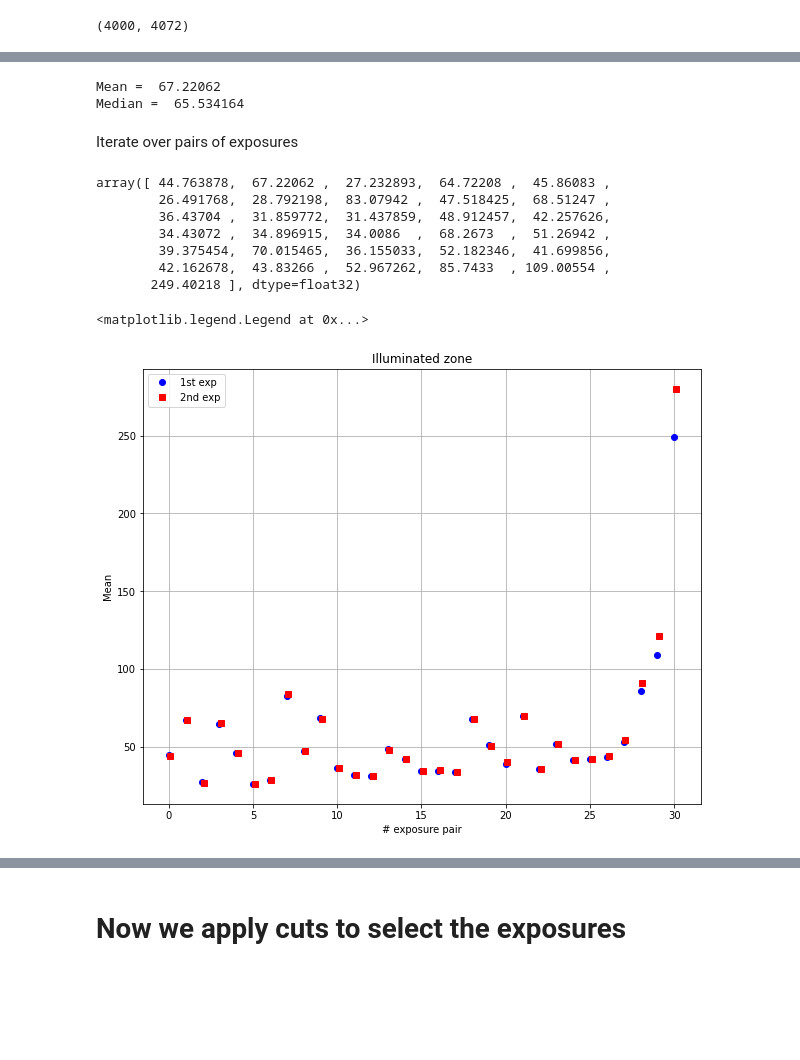
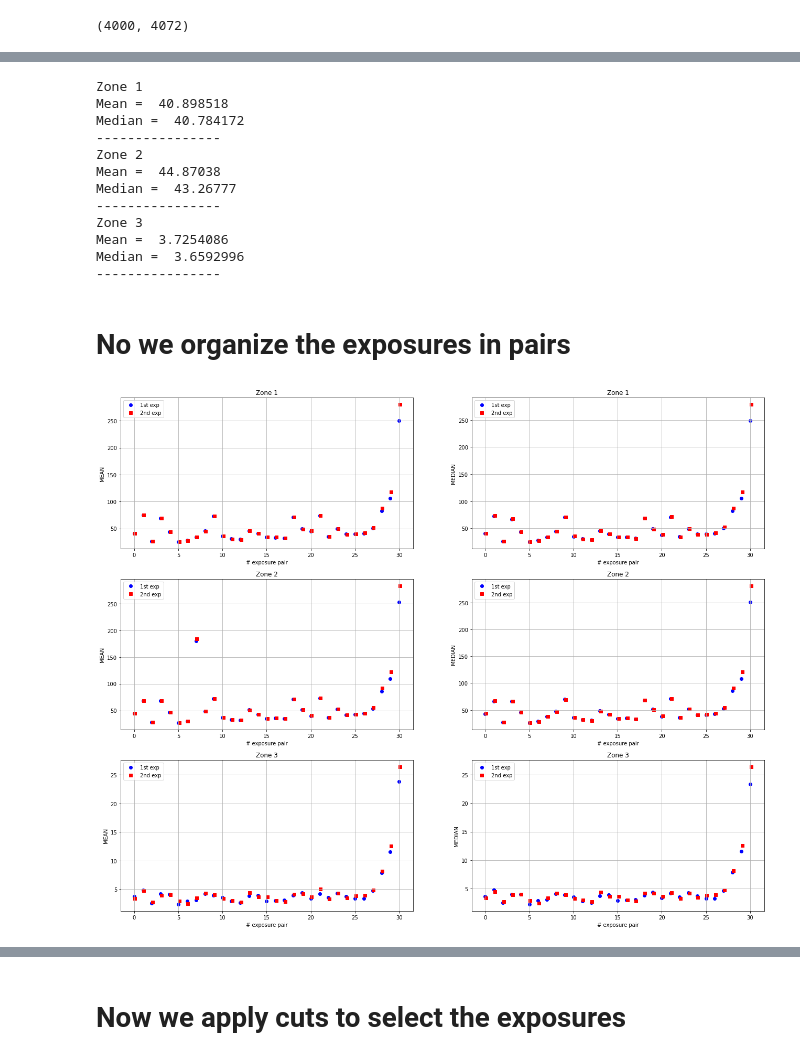
Before and after one commit to mrmonroy/AuxTel_night_stability, a Jupyter notebook: exposure_ratio.ipynb, the cells around one changed output, grey strips where cells are left out. Cells and saved outputs as stored; diff of their text form; code cells hidden in the pictures; blank space fills up the shorter version.

```diff
--- a/exposure_ratio.ipynb
+++ b/exposure_ratio.ipynb
@@ -85,7 +85,7 @@ print(pairs)
 # %% [markdown]
 # Check that things work for one spectrum
 # %%
-ind0 = 473
+ind0 = 465
 # %%
 f0 = fits.open(image_name.format(ind0))
 # %%
@@ -225,9 +241,26 @@ fig.colorbar(im,ax=ax)
 # %%
-data0_ = data0[y0_light:y0_light+yside_light,x0_light:x0_light+xside_light]
-print('Mean = ', np.mean(data0_.ravel()))
-print('Median = ',np.median(data0_.ravel()))
+for iz in range(1,n_zones+1):
+    print('Zone {0}'.format(iz))
+    x1_ = zone_dict['zone{0}'.format(iz)][0]
+    y1_ = zone_dict['zone{0}'.format(iz)][1]
+    xside_ = zone_dict['zone{0}'.format(iz)][2]
+    yside_ = zone_dict['zone{0}'.format(iz)][3]
+    data0_ = data0[y1_:y1_+yside_,x1_:x1_+xside_]
+    print('Mean = ', np.mean(data0_.ravel()))
+    print('Median = ',np.median(data0_.ravel()))
+    print('----------------')
 # %% [output]
-Mean =  67.22062
-Median =  65.534164
+Zone 1
+Mean =  40.898518
+Median =  40.784172
+----------------
+Zone 2
+Mean =  44.87038
+Median =  43.26777
+----------------
+Zone 3
+Mean =  3.7254086
+Median =  3.6592996
+----------------
 # %% [markdown]
-Iterate over pairs of exposures
+# No we organize the exposures in pairs
@@ -288,10 +267,2 @@ pair_medians_shadow = np.array(pair_medians_shadow)
-# %%
-pair_means_light[:,0]
-# %% [output]
-array([ 44.763878,  67.22062 ,  27.232893,  64.72208 ,  45.86083 ,
-        26.491768,  28.792198,  83.07942 ,  47.518425,  68.51247 ,
-        36.43704 ,  31.859772,  31.437859,  48.912457,  42.257626,
-        34.43072 ,  34.896915,  34.0086  ,  68.2673  ,  51.26942 ,
-        39.375454,  70.015465,  36.155033,  52.182346,  41.699856,
-        42.162678,  43.83266 ,  52.967262,  85.7433  , 109.00554 ,
-       249.40218 ], dtype=float32)
+# %%
+metrics = ['mean','median']
@@ -298,13 +302,21 @@ array([ 44.763878,  67.22062 ,  27.232893,  64.72208 ,  45.86083 ,
 # %%
-fig = plt.figure(figsize=(10,8))
-ax = fig.add_subplot(111)
-ax.plot(x_,pair_means_light[:,0],ls='',marker='o',color='b',label='1st exp')
-ax.plot(x_+0.1,pair_means_light[:,1],ls='',marker='s',color='r',label='2nd exp')
-ax.grid()
-ax.set_xlabel('# exposure pair')
-ax.set_ylabel('Mean')
-ax.set_title('Illuminated zone')
-ax.legend(loc="upper left")
+
+fig,axs = plt.subplots(n_zones,len(metrics),figsize=(22,18))
+
+for im,m in enumerate(metrics):
+    dict_ = eval('dict_{0}s_zones'.format(m))
+    for iz in range(1,n_zones+1):
+        for ip,p_ in enumerate(pairs):
+            p_ = tuple(p_)
+
+            axs[iz-1,im].scatter(x_[ip],dict_[p_,iz][0],marker='o',color='b')
+            axs[iz-1,im].scatter(x_[ip]+0.1,dict_[p_,iz][1],marker='s',color='r')
+        axs[iz-1,im].plot([],[],ls='',marker='o',color='b',label='1st exp')
+        axs[iz-1,im].plot([],[],ls='',marker='s',color='r',label='2nd exp')
+        axs[iz-1,im].grid()
+        axs[iz-1,im].set_xlabel('# exposure pair')
+        axs[iz-1,im].set_ylabel(m.upper())
+        axs[iz-1,im].set_title('Zone {0}'.format(iz))
+        axs[iz-1,im].legend(loc="best")
 # %% [output]
-<matplotlib.legend.Legend at 0x...>
-[figure, old version]
+[figure, new version]
```
Also changed, not shown: parts of 20 cells of this notebook.
